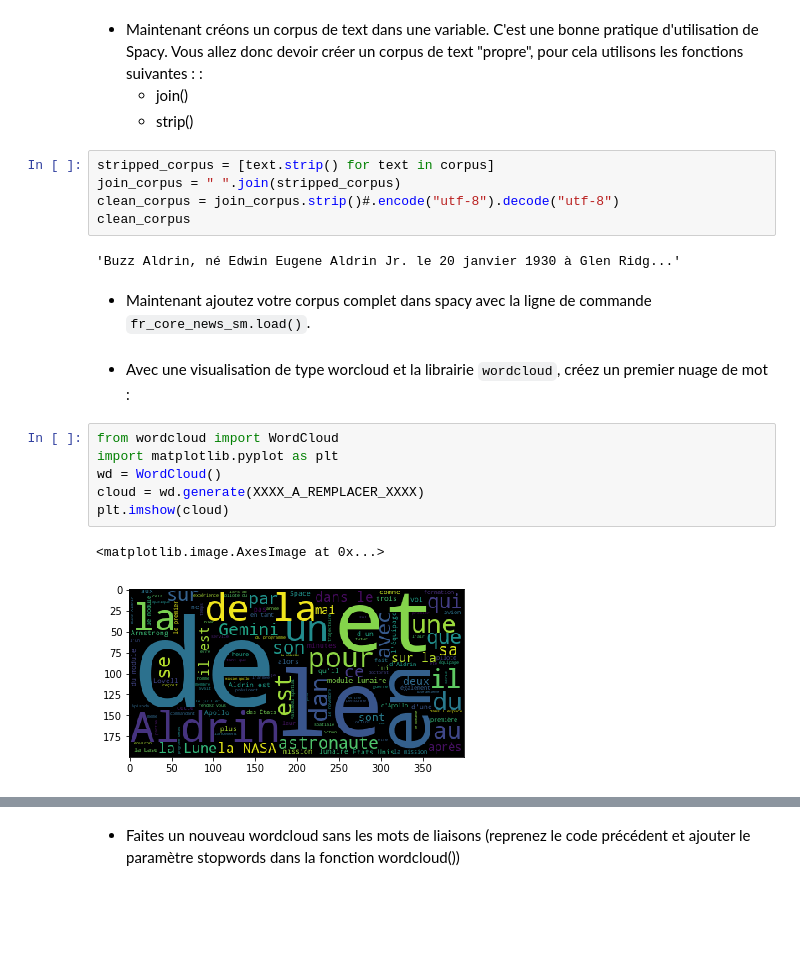
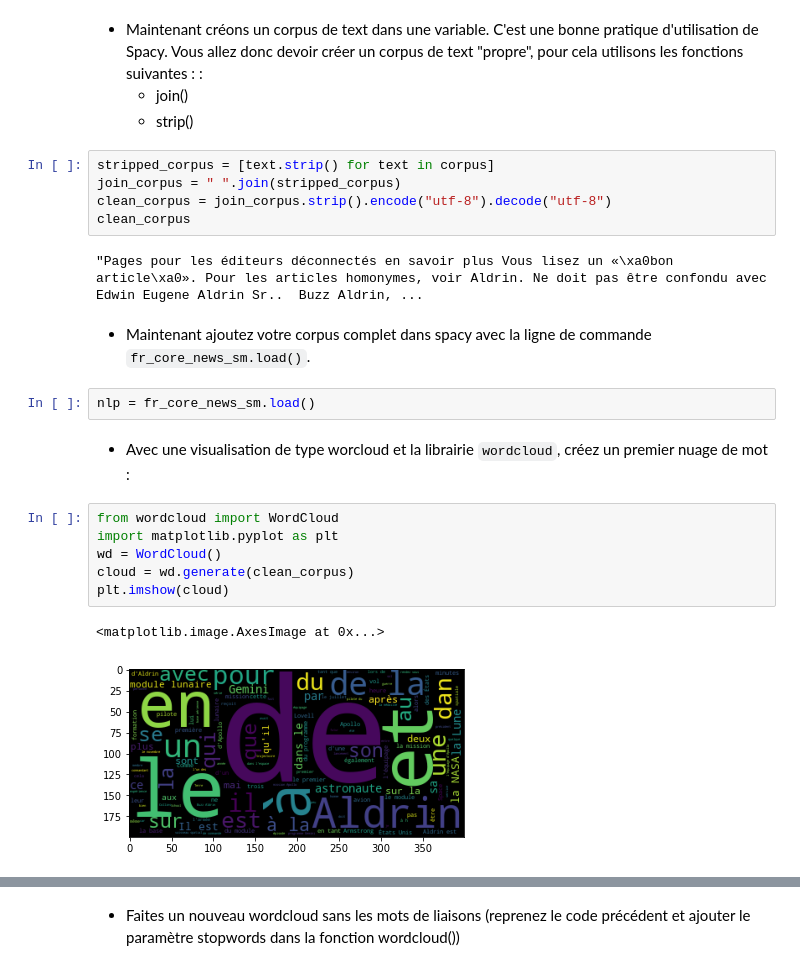
Before and after one commit to loic-roux-404/py-train, a Jupyter notebook: projet-nlp/01-Practice_Spacy.ipynb, the cells around one changed output, grey strips where cells are left out. Drawn from its saved outputs; the diff is of its cells as text; blank space fills up the shorter version.

```diff
--- a/projet-nlp/01-Practice_Spacy.ipynb
+++ b/projet-nlp/01-Practice_Spacy.ipynb
@@ -73,23 +63,25 @@ You can now load the model via spacy.load('fr_core_news_sm')
 # %%
 stripped_corpus = [text.strip() for text in corpus]
 join_corpus = " ".join(stripped_corpus)
-clean_corpus = join_corpus.strip()#.encode("utf-8").decode("utf-8")
+clean_corpus = join_corpus.strip().encode("utf-8").decode("utf-8")
 clean_corpus
 # %% [output]
-'Buzz Aldrin, né Edwin Eugene Aldrin Jr. le 20 janvier 1930 à Glen Ridg...'
+"Pages pour les éditeurs déconnectés en savoir plus Vous lisez un «\xa0bon article\xa0». Pour les articles homonymes, voir Aldrin. Ne doit pas être confondu avec Edwin Eugene Aldrin Sr..  Buzz Aldrin, ...
 # %% [markdown]
 * Maintenant ajoutez votre corpus complet dans spacy avec la ligne de commande `fr_core_news_sm.load()`.
+# %%
+nlp = fr_core_news_sm.load()
 # %% [markdown]
 * Avec une visualisation de type worcloud et la librairie `wordcloud`, créez un premier nuage de mot :
 # %%
 from wordcloud import WordCloud
 import matplotlib.pyplot as plt
 wd = WordCloud()
-cloud = wd.generate(XXXX_A_REMPLACER_XXXX)
+cloud = wd.generate(clean_corpus)
 plt.imshow(cloud)
 # %% [output]
 <matplotlib.image.AxesImage at 0x...>
-[figure, old version]
+[figure, new version]
 # %%
 # Import Stop words
 from spacy.lang.fr.stop_words import STOP_WORDS
```
Also changed, not shown: parts of 10 cells of this notebook.
